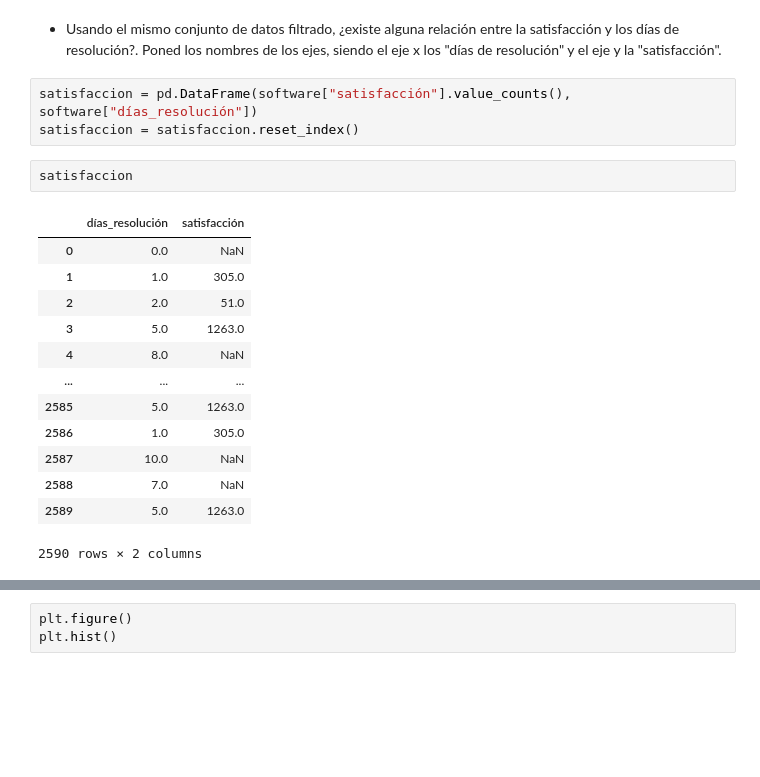
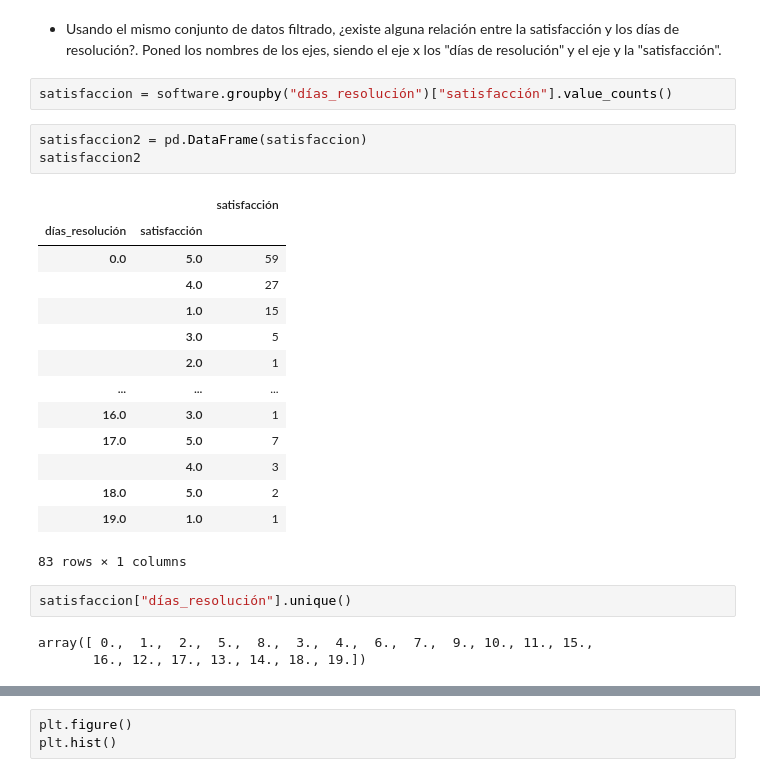
Before and after one commit to Adalab/promo-d-da-modulo2-sprint1-cristina-lidya, a Jupyter notebook: visualizacion/visualizacion-matplotlib-leccion1.ipynb, the cells around one changed output, grey strips where cells are left out. Saved outputs shown, nothing was run; the diff lists cells and outputs as text; blank space fills up the shorter version.

```diff
--- a/visualizacion/visualizacion-matplotlib-leccion1.ipynb
+++ b/visualizacion/visualizacion-matplotlib-leccion1.ipynb
@@ -89,22 +91,28 @@ plt.show()
 # %% [markdown]
 - Usando el mismo conjunto de datos filtrado, ¿existe alguna relación entre la satisfacción y los días de resolución?. Poned los nombres de los ejes, siendo el eje x los "días de resolución" y el eje y la "satisfacción".
 # %%
-satisfaccion = pd.DataFrame(software["satisfacción"].value_counts(), software["días_resolución"])
-satisfaccion = satisfaccion.reset_index()
+satisfaccion = software.groupby("días_resolución")["satisfacción"].value_counts()
+# %%
+satisfaccion2 = pd.DataFrame(satisfaccion)
+satisfaccion2
+# %% [output]
+|  |  | satisfacción |
+| días_resolución | satisfacción |  |
+| 0.0 | 5.0 | 59 |
+|  | 4.0 | 27 |
+|  | 1.0 | 15 |
+|  | 3.0 | 5 |
+|  | 2.0 | 1 |
+| ... | ... | ... |
+| 16.0 | 3.0 | 1 |
+| 17.0 | 5.0 | 7 |
+|  | 4.0 | 3 |
+| 18.0 | 5.0 | 2 |
+| 19.0 | 1.0 | 1 |
+83 rows × 1 columns
 # %%
-satisfaccion
+satisfaccion["días_resolución"].unique()
 # %% [output]
-|  | días_resolución | satisfacción |
-| 0 | 0.0 | NaN |
-| 1 | 1.0 | 305.0 |
-| 2 | 2.0 | 51.0 |
-| 3 | 5.0 | 1263.0 |
-| 4 | 8.0 | NaN |
-| ... | ... | ... |
-| 2585 | 5.0 | 1263.0 |
-| 2586 | 1.0 | 305.0 |
-| 2587 | 10.0 | NaN |
-| 2588 | 7.0 | NaN |
-| 2589 | 5.0 | 1263.0 |
-2590 rows × 2 columns
+array([ 0.,  1.,  2.,  5.,  8.,  3.,  4.,  6.,  7.,  9., 10., 11., 15.,
+       16., 12., 17., 13., 14., 18., 19.])
 # %%
```
Also changed, not shown: parts of 6 cells of this notebook, 1 other file.
